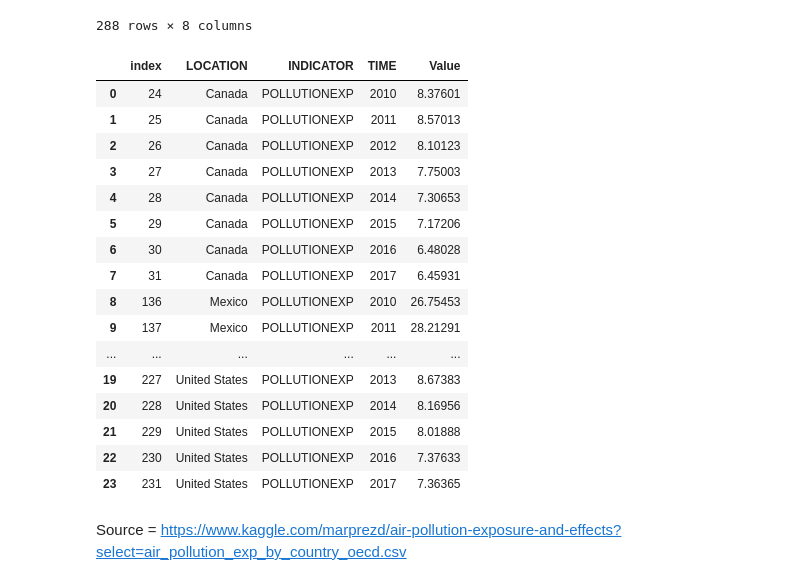
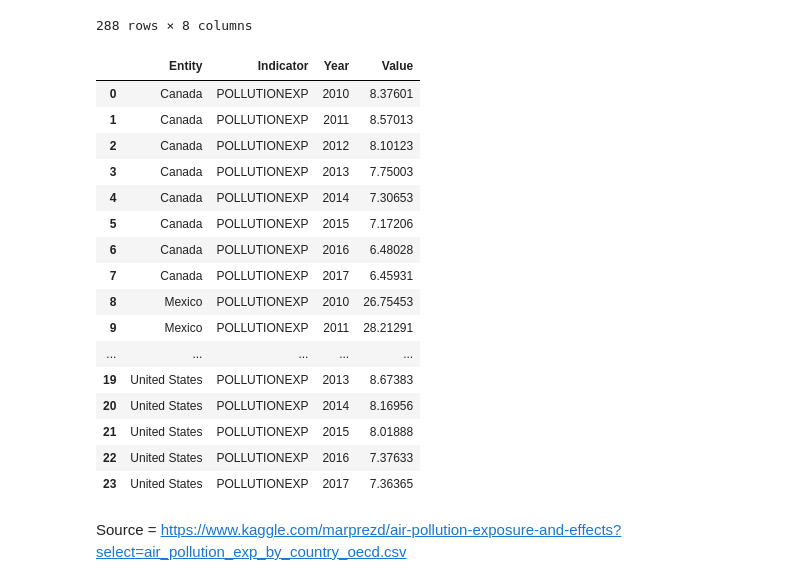
Before and after one commit to rjyobal/Omicrons_ETL, a Jupyter notebook: Data Extraction.ipynb, the cells around one changed output. Drawn from its saved outputs; the diff is of its cells as text; code cells hidden in the pictures.

Commit message:
Rename columns

```diff
--- a/Data Extraction.ipynb
+++ b/Data Extraction.ipynb
@@ -82,27 +83,28 @@ Exposure_DB
 # %%
 NAmerica_Exposure_DB = Exposure_DB.loc[Exposure_DB["LOCATION"].isin(["Mexico", "Canada", "United States"])]
 # %%
+NAmerica_Exposure_DB = NAmerica_Exposure_DB.reset_index()
 NAmerica_Exposure_DB = NAmerica_Exposure_DB[["LOCATION", "INDICATOR", "TIME", "Value"]]
-NAmerica_Exposure_DB = NAmerica_Exposure_DB.reset_index()
+NAmerica_Exposure_DB = NAmerica_Exposure_DB.rename(columns={"LOCATION":"Entity","INDICATOR":"Indicator","TIME":"Year"})
 NAmerica_Exposure_DB
 # %% [output]
-|  | index | LOCATION | INDICATOR | TIME | Value |
-| 0 | 24 | Canada | POLLUTIONEXP | 2010 | 8.37601 |
-| 1 | 25 | Canada | POLLUTIONEXP | 2011 | 8.57013 |
-| 2 | 26 | Canada | POLLUTIONEXP | 2012 | 8.10123 |
-| 3 | 27 | Canada | POLLUTIONEXP | 2013 | 7.75003 |
-| 4 | 28 | Canada | POLLUTIONEXP | 2014 | 7.30653 |
-| 5 | 29 | Canada | POLLUTIONEXP | 2015 | 7.17206 |
-| 6 | 30 | Canada | POLLUTIONEXP | 2016 | 6.48028 |
-| 7 | 31 | Canada | POLLUTIONEXP | 2017 | 6.45931 |
-| 8 | 136 | Mexico | POLLUTIONEXP | 2010 | 26.75453 |
-| 9 | 137 | Mexico | POLLUTIONEXP | 2011 | 28.21291 |
-| ... | ... | ... | ... | ... | ... |
-| 19 | 227 | United States | POLLUTIONEXP | 2013 | 8.67383 |
-| 20 | 228 | United States | POLLUTIONEXP | 2014 | 8.16956 |
-| 21 | 229 | United States | POLLUTIONEXP | 2015 | 8.01888 |
-| 22 | 230 | United States | POLLUTIONEXP | 2016 | 7.37633 |
-| 23 | 231 | United States | POLLUTIONEXP | 2017 | 7.36365 |
+|  | Entity | Indicator | Year | Value |
+| 0 | Canada | POLLUTIONEXP | 2010 | 8.37601 |
+| 1 | Canada | POLLUTIONEXP | 2011 | 8.57013 |
+| 2 | Canada | POLLUTIONEXP | 2012 | 8.10123 |
+| 3 | Canada | POLLUTIONEXP | 2013 | 7.75003 |
+| 4 | Canada | POLLUTIONEXP | 2014 | 7.30653 |
+| 5 | Canada | POLLUTIONEXP | 2015 | 7.17206 |
+| 6 | Canada | POLLUTIONEXP | 2016 | 6.48028 |
+| 7 | Canada | POLLUTIONEXP | 2017 | 6.45931 |
+| 8 | Mexico | POLLUTIONEXP | 2010 | 26.75453 |
+| 9 | Mexico | POLLUTIONEXP | 2011 | 28.21291 |
+| ... | ... | ... | ... | ... |
+| 19 | United States | POLLUTIONEXP | 2013 | 8.67383 |
+| 20 | United States | POLLUTIONEXP | 2014 | 8.16956 |
+| 21 | United States | POLLUTIONEXP | 2015 | 8.01888 |
+| 22 | United States | POLLUTIONEXP | 2016 | 7.37633 |
+| 23 | United States | POLLUTIONEXP | 2017 | 7.36365 |
 # %% [markdown]
 Source = https://www.kaggle.com/marprezd/air-pollution-exposure-and-effects?select=air_pollution_exp_by_country_oecd.csv
 # %% [markdown]
```
Also changed, not shown: parts of 3 cells of this notebook.
